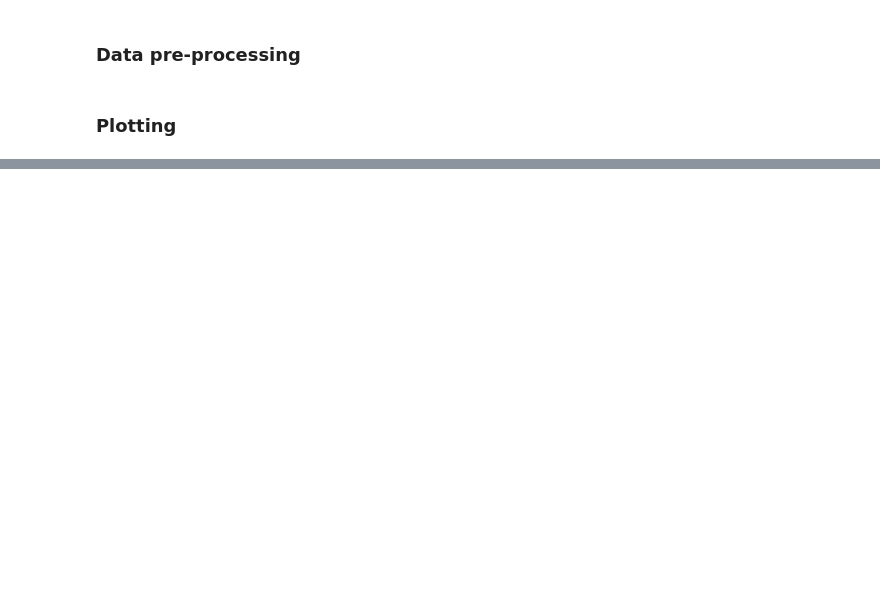
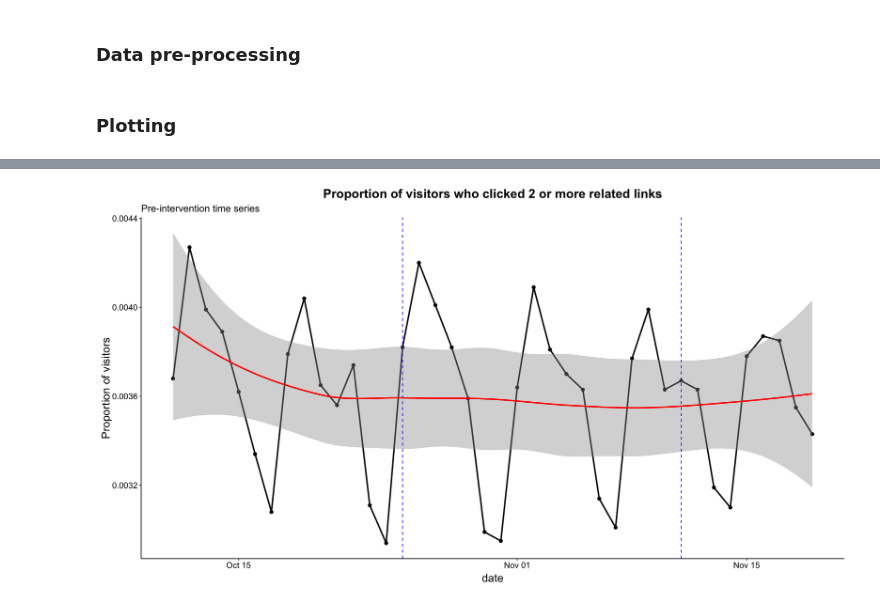
Before and after one commit to alphagov/govuk_ab_analysis, a Jupyter notebook: notebooks/2021_tests/Explore_pretest_timeseries.ipynb, the cells around one changed output, grey strips where cells are left out. Saved outputs shown, nothing was run; the diff lists cells and outputs as text; code cells hidden in the pictures; blank space fills up the shorter version.

```diff
--- a/notebooks/2021_tests/Explore_pretest_timeseries.ipynb
+++ b/notebooks/2021_tests/Explore_pretest_timeseries.ipynb
@@ -114,8 +139,10 @@ plot_timeseries(data=tb,
 # %%
 plot_timeseries(data=tb,
                ts_var="pc_visitors_2_or_more_rl",
-               title="Percentage of visitors who clicked 2 or more related links",
-               x_title="% of visitors")
+               title="Proportion of visitors who clicked 2 or more related links",
+               x_title="Proportion of visitors")
+# %% [output]
+[figure, added]
 # %%
 plot_timeseries(data=tb,
                ts_var="pc_visitors_that_used_search",
```
Also changed, not shown: parts of 20 cells of this notebook.
